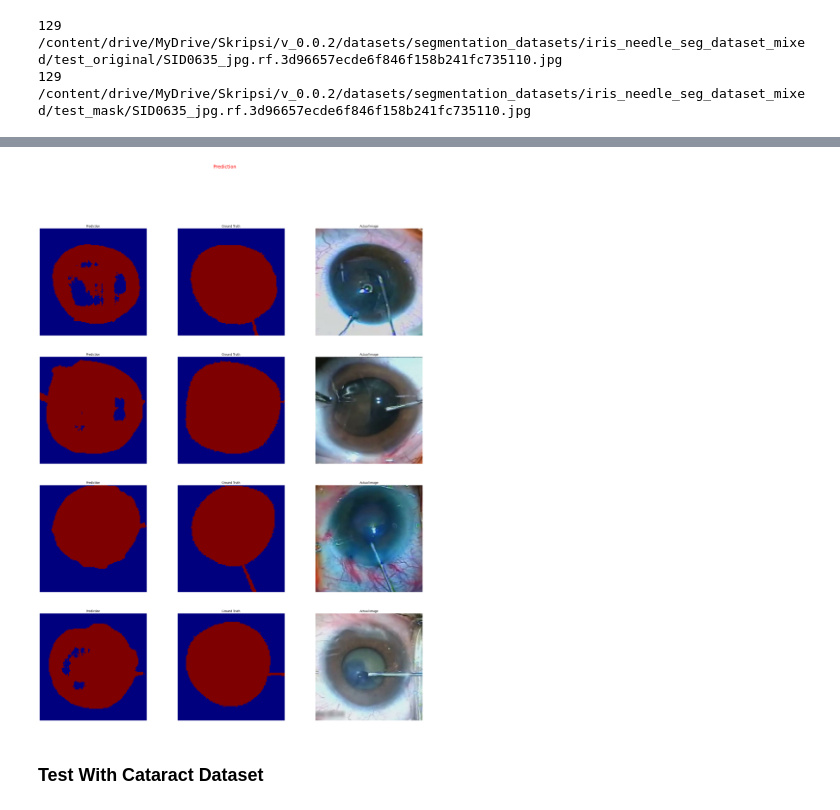
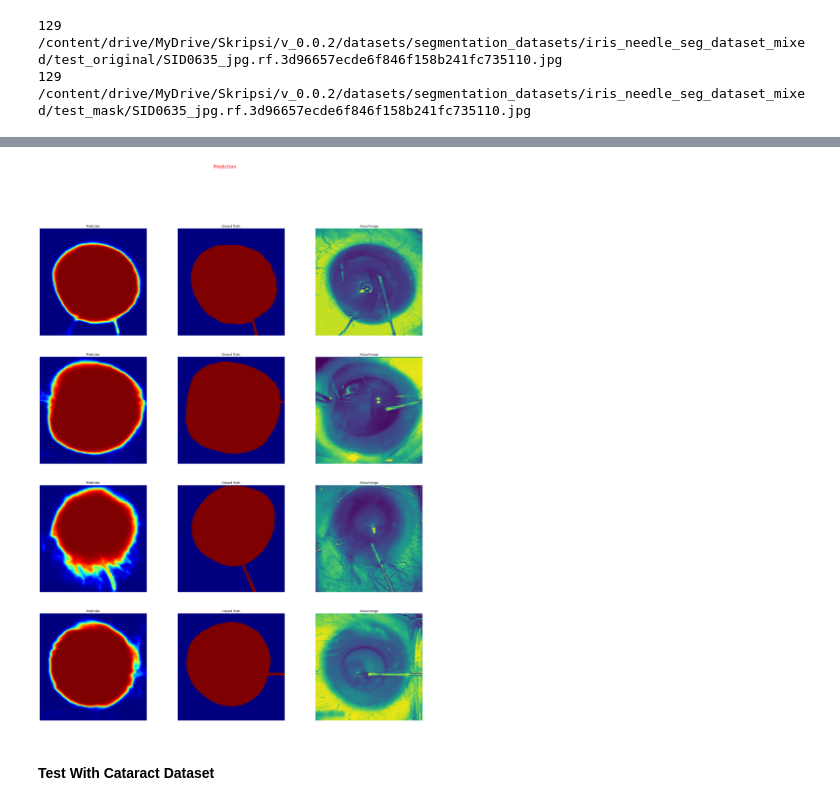
Before and after one commit to aimarabimanyu/Sistem-Diagnosa-Katarak-CNN-UNET, a Jupyter notebook: segmentation_model.ipynb, the cells around one changed output, grey strips where cells are left out. Saved outputs shown, nothing was run; the diff lists cells and outputs as text; code cells hidden in the pictures.

Commit message:
modify grayscaling and add morphology closing on segmentation_model.ipynb

```diff
--- a/segmentation_model.ipynb
+++ b/segmentation_model.ipynb
@@ -256,13 +247,10 @@ def rotate(image, mask):
 # %%
-# Zip Dataset
-train = tf.data.Dataset.zip((X_train, y_train))
-val = tf.data.Dataset.zip((X_val, y_val))
-
 # Perform Data Augmentation
+train = train.map(add_dimensional)
 train = train.concatenate(train.map(brightness))
 train = train.concatenate(train.map(gamma))
-train = train.concatenate(train.map(hue))
-train = train.concatenate(train.map(crop))
+# train = train.concatenate(train.map(hue))
+# train = train.concatenate(train.map(crop))
 train = train.concatenate(train.map(flip_hori))
 train = train.concatenate(train.map(flip_vert))
 train = train.concatenate(train.map(rotate))
@@ -271,5 +259,5 @@ train = train.concatenate(train.map(rotate))
 # %%
-train = train.cache().shuffle(SHUFFLE_BUFFER_SIZE).batch(BATCH_SIZE_SEG).repeat()
+train = train.cache().shuffle(SHUFFLE_BUFFER_SIZE_SEG).batch(BATCH_SIZE_SEG).repeat()
 train = train.prefetch(AUTOTUNE)
 val = val.batch(BATCH_SIZE_SEG)
 # %% [markdown]
@@ -646,6 +304,6 @@ def DecoderBlock(input_layer, skip_layer, n_filter, kernel_size=(2,2), kernel_in
 # %%
 # Input Layer
-input_layer = keras.layers.Input((IMG_HEIGHT, IMG_WIDTH, 3), name="input_image")
+input_layer = keras.layers.Input((IMG_HEIGHT, IMG_WIDTH, 1), name="input_image")
 
 # Build Contraction Path
 c1, s1 = EncoderBlock(input_layer, 16)
@@ -661,8 +319,8 @@ e3 = DecoderBlock(e2, s2, 32)
 e4 = DecoderBlock(e3, s1, 16)
 
 # Output Layer
-output = keras.layers.Conv2D(256, (1,1), activation='sigmoid')(e4)
+output = keras.layers.Conv2D(1, (1,1), activation='sigmoid')(e4)
 
 # Initialize Model
-unet2 = keras.Model(inputs=[input_layer], outputs=[output])
+unet = keras.Model(inputs=[input_layer], outputs=[output])
 # %%
@@ -690,5 +348,5 @@ ________________________________________________________________________________
 # %%
-unet2.compile(optimizer=keras.optimizers.Adam(),
-              loss=keras.losses.SparseCategoricalCrossentropy(from_logits=False),
+unet.compile(optimizer=keras.optimizers.Adam(),
+              loss=keras.losses.BinaryCrossentropy(from_logits=False),
               metrics=['accuracy'])
 # %%
@@ -820,17 +472,19 @@ loss, accuracy = unet2.evaluate(test)
 # %%
-# Select a Validation Data Batch
+# Select a Test Data Batch
 img, mask = next(iter(test))
 
-# Make Prediction
-pred = unet2.predict(img)
+# Make Prediction from Test Data Batch
+pred = unet.predict(img)
 plt.figure(figsize=(30,38))
+
+for i in pred:
+    i = i * 255
 
 k = 0
 for i in pred:
     # Plot the Predicted Mask
     plt.subplot(4,3,1+k*3)
-    i = tf.argmax(i, axis=-1)
-    plt.imshow(i,cmap='jet', norm=NORM)
+    plt.imshow(i, cmap='jet')
     plt.axis('off')
     plt.title('Prediction')
 
@@ -855,4 +509,4 @@ plt.show()
-[figure, old version]
+[figure, new version]
 # %% [markdown]
-### Test With Cataract Dataset
+#### Test With Cataract Dataset
 # %%
```
Also changed, not shown: parts of 101 cells of this notebook.
